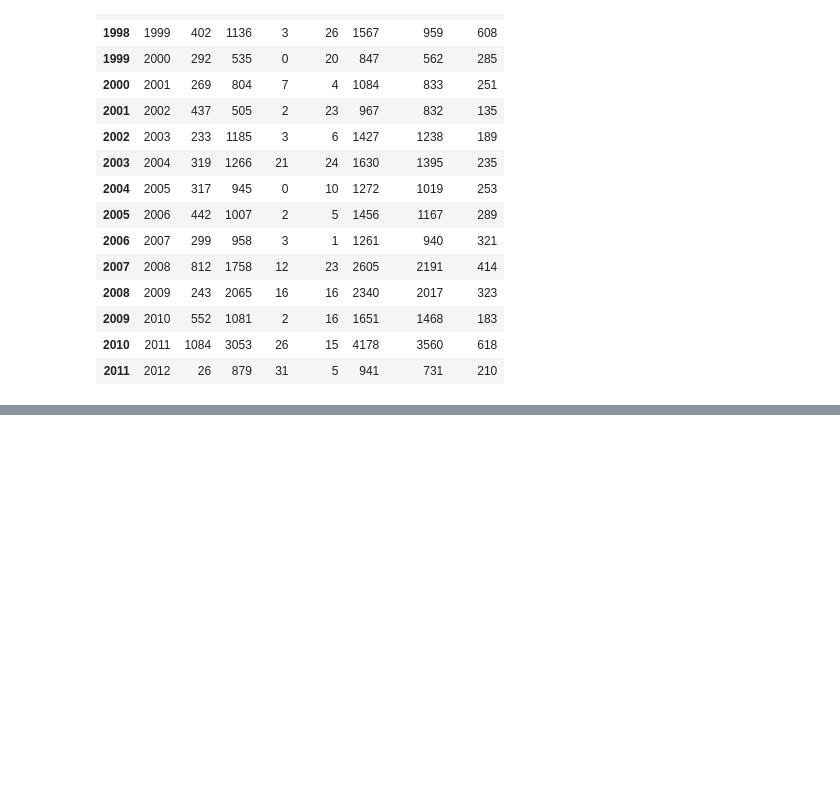
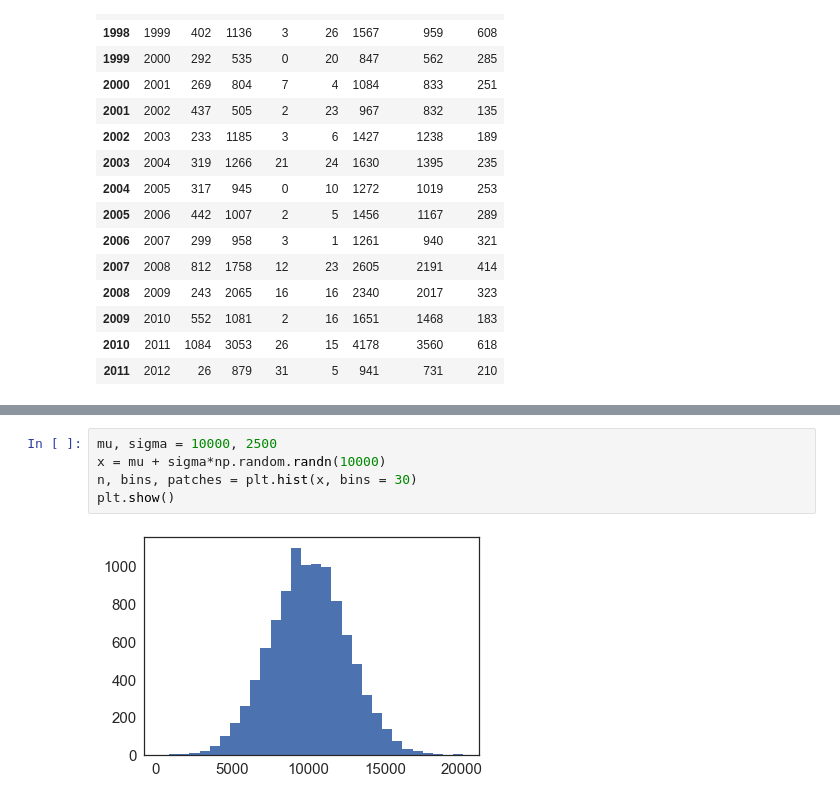
Before and after one commit to 867006905/ModSimPy, a Jupyter notebook: code/Project One/Project One.ipynb, the cells around one changed output, grey strips where cells are left out. Cells and saved outputs as stored; diff of their text form; blank space fills up the shorter version.

```diff
--- a/code/Project One/Project One.ipynb
+++ b/code/Project One/Project One.ipynb
@@ -116,0 +136,7 @@ decorate(xlabel = 'Aquacultural Production(metric tons)',
+# %%
+mu, sigma = 10000, 2500
+x = mu + sigma*np.random.randn(10000)
+n, bins, patches = plt.hist(x, bins = 30)
+plt.show()
+# %% [output]
+[figure, added]
```
Also changed, not shown: parts of 7 cells of this notebook.
